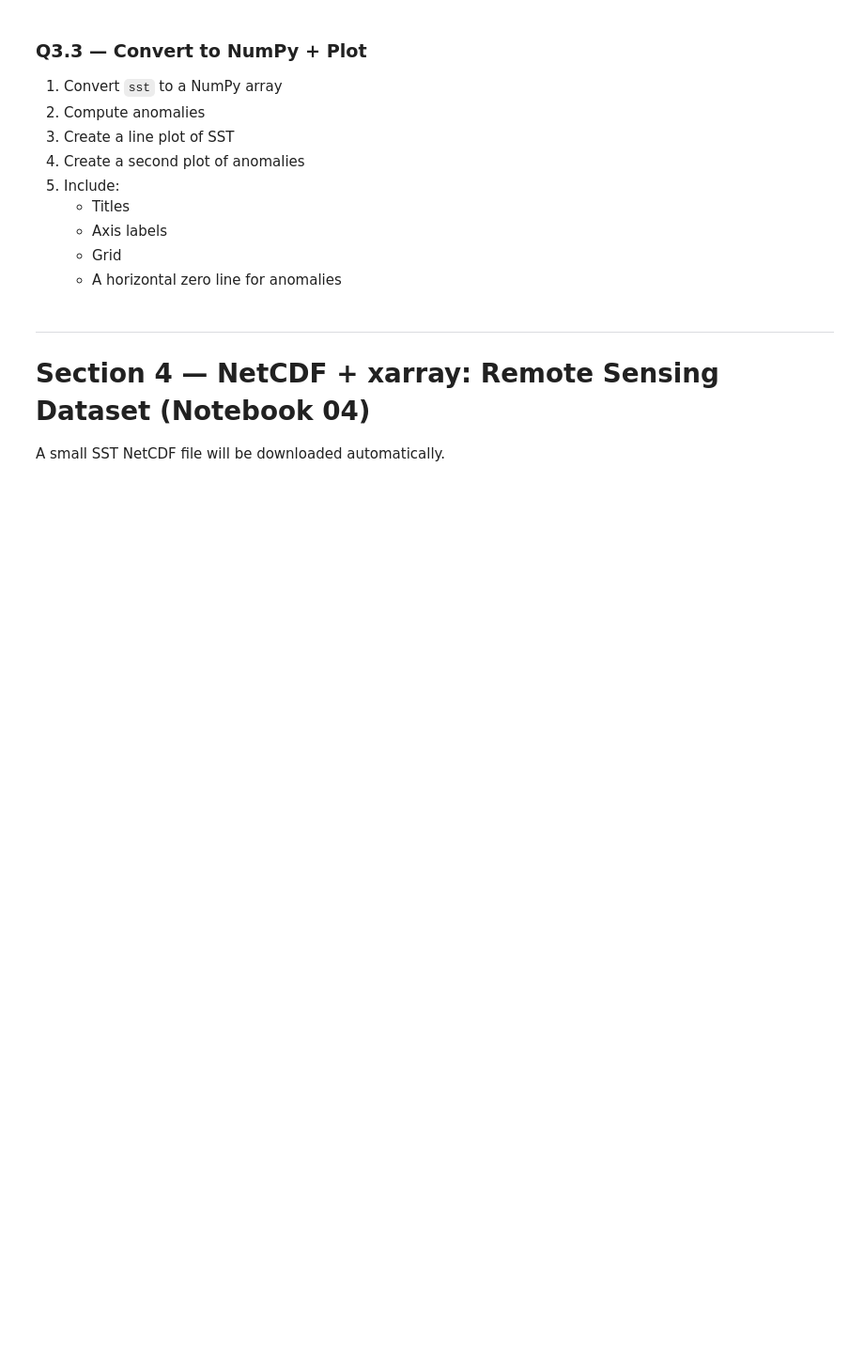
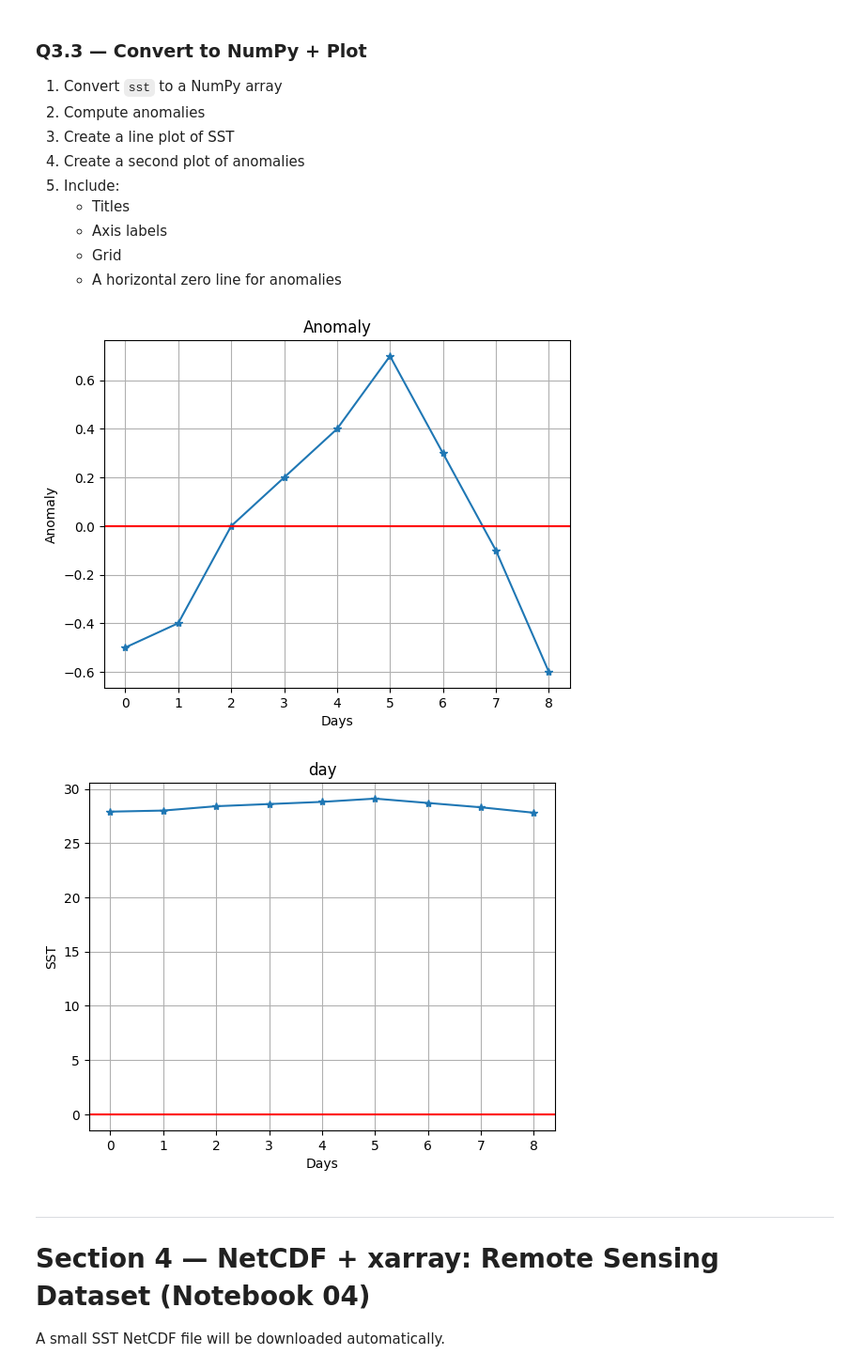
Before and after one commit to Suroj22/python-basics, a Jupyter notebook: notebooks/05_Capstone_Assignment.ipynb, the cells around one changed output. Shown: that part at 94% size. Cells and saved outputs as stored; diff of their text form; code cells hidden in the pictures; blank space fills up the shorter version.

```diff
--- a/notebooks/05_Capstone_Assignment.ipynb
+++ b/notebooks/05_Capstone_Assignment.ipynb
@@ -238,3 +235,38 @@ import matplotlib.pyplot as plt
+# %%
+# Q3.3
+import matplotlib.pyplot as plt
+import numpy as np
+
+sst=np.array([27.9,28.0,28.4,28.6,28.8,29.1,28.7,28.3,27.8])
+
+def compute_anomaly(arr):
+  mean=np.mean(arr)
+  anomaly = arr - mean
+  return anomaly
+
+anomaly=compute_anomaly(sst)
+
+days = np.arange(0,9)
+plt.figure()
+plt.plot(days,anomaly, marker= '*')
+plt.title("Anomaly")
+plt.xlabel("Days")
+plt.ylabel("Anomaly")
+plt.grid(True)
+plt.axhline(y=0, color='r', linestyle='-')
+plt.show()
+
+plt.figure()
+plt.plot(days, sst, marker= '*')
+plt.title('day')
+plt.xlabel('Days')
+plt.ylabel('SST')
+plt.grid(True)
+plt.axhline(y=0, color='r', linestyle='-')
+plt.show()
+# %% [output]
+[figure, added]
+[figure, added]
 # %% [markdown]
 ---
 # **Section 4 — NetCDF + xarray: Remote Sensing Dataset (Notebook 04)**
```
Also changed, not shown: parts of 4 cells of this notebook.
